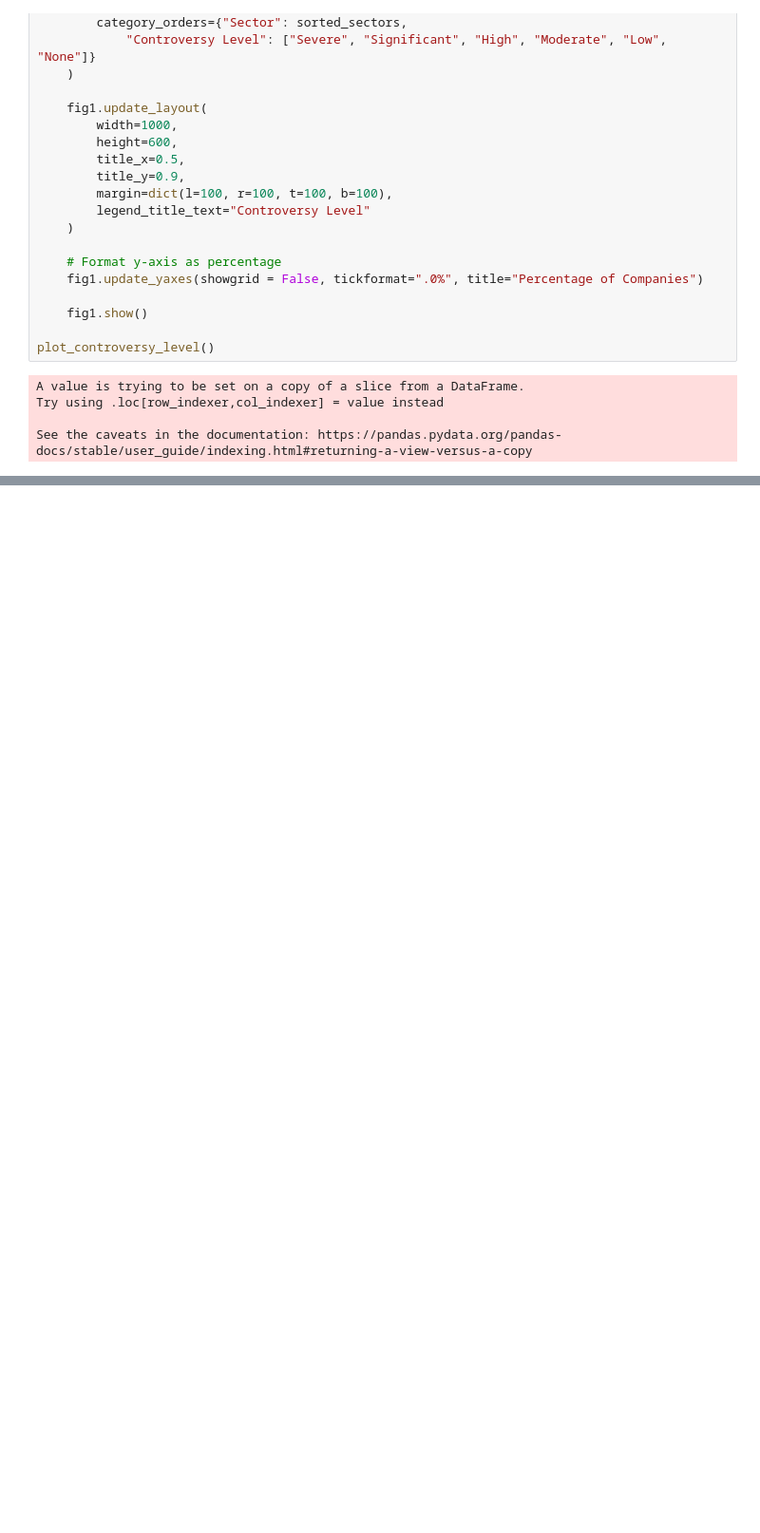
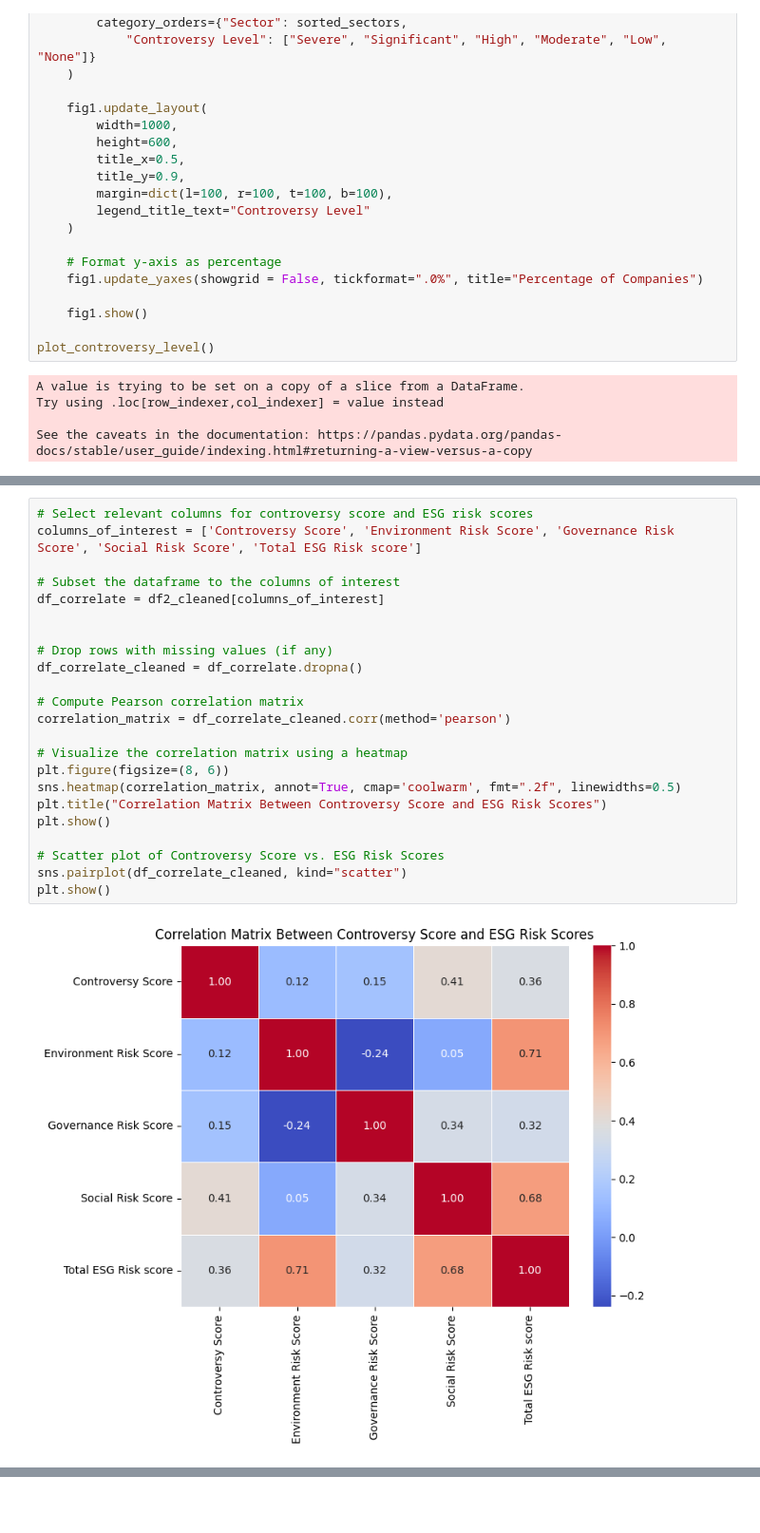
Before and after one commit to alyssa-tsh/ESG-Data-Analysis, a Jupyter notebook: esg_data.ipynb, the cells around one changed output, grey strips where cells are left out. Shown: that part at 95% size. Drawn from its saved outputs; the diff is of its cells as text; blank space fills up the shorter version.

```diff
--- a/esg_data.ipynb
+++ b/esg_data.ipynb
@@ -505,0 +587,25 @@ See the caveats in the documentation: https://pandas.pydata.org/pandas-docs/stab
+# %%
+# Select relevant columns for controversy score and ESG risk scores
+columns_of_interest = ['Controversy Score', 'Environment Risk Score', 'Governance Risk Score', 'Social Risk Score', 'Total ESG Risk score']
+
+# Subset the dataframe to the columns of interest
+df_correlate = df2_cleaned[columns_of_interest]
+
+
+# Drop rows with missing values (if any)
+df_correlate_cleaned = df_correlate.dropna()
+
+# Compute Pearson correlation matrix
+correlation_matrix = df_correlate_cleaned.corr(method='pearson')
+
+# Visualize the correlation matrix using a heatmap
+plt.figure(figsize=(8, 6))
+sns.heatmap(correlation_matrix, annot=True, cmap='coolwarm', fmt=".2f", linewidths=0.5)
+plt.title("Correlation Matrix Between Controversy Score and ESG Risk Scores")
+plt.show()
+
+# Scatter plot of Controversy Score vs. ESG Risk Scores
+sns.pairplot(df_correlate_cleaned, kind="scatter")
+plt.show()
+# %% [output]
+[figure, added]
@@ -505,0 +613,2 @@ See the caveats in the documentation: https://pandas.pydata.org/pandas-docs/stab
+# %% [markdown]
+##
```
Also changed, not shown: parts of 10 cells of this notebook, 1 other file.
